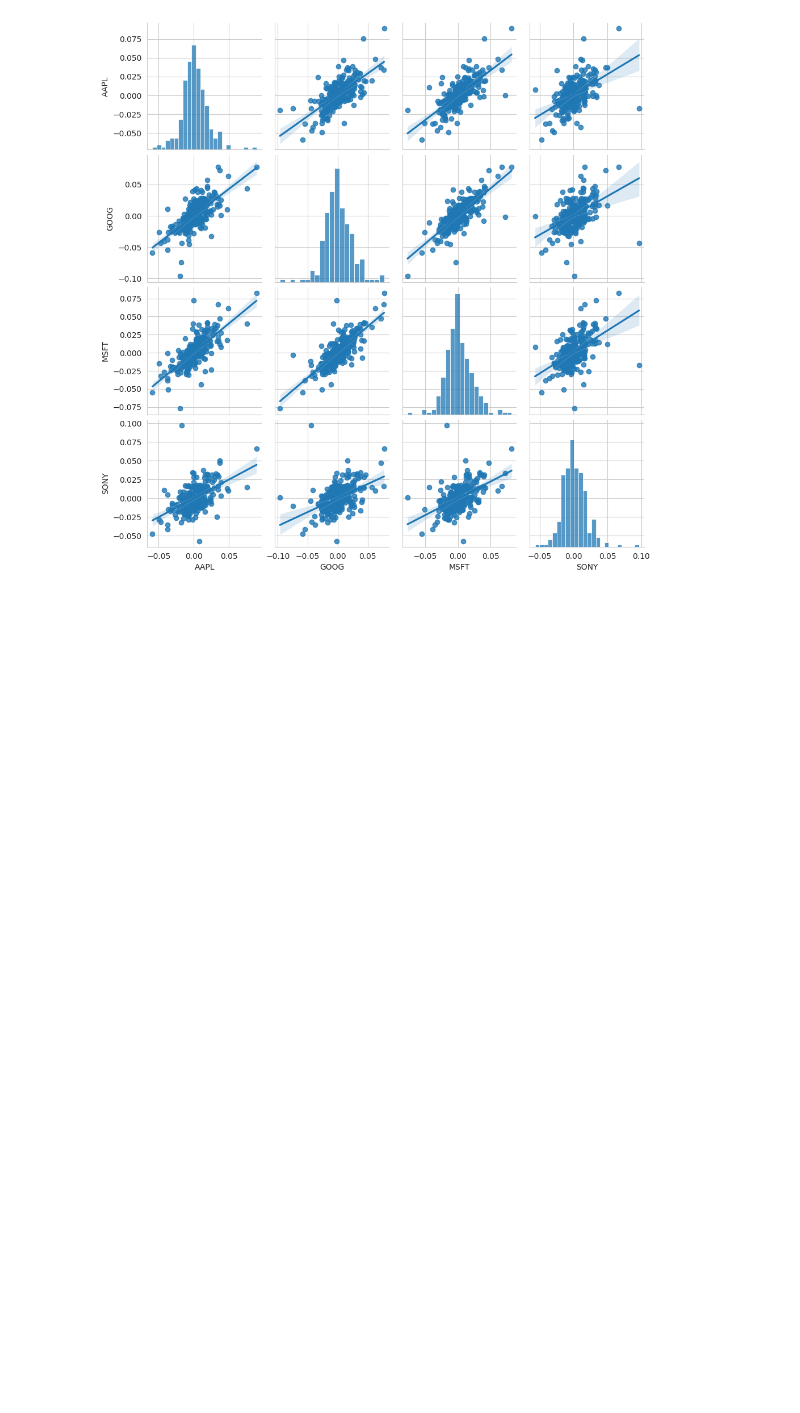
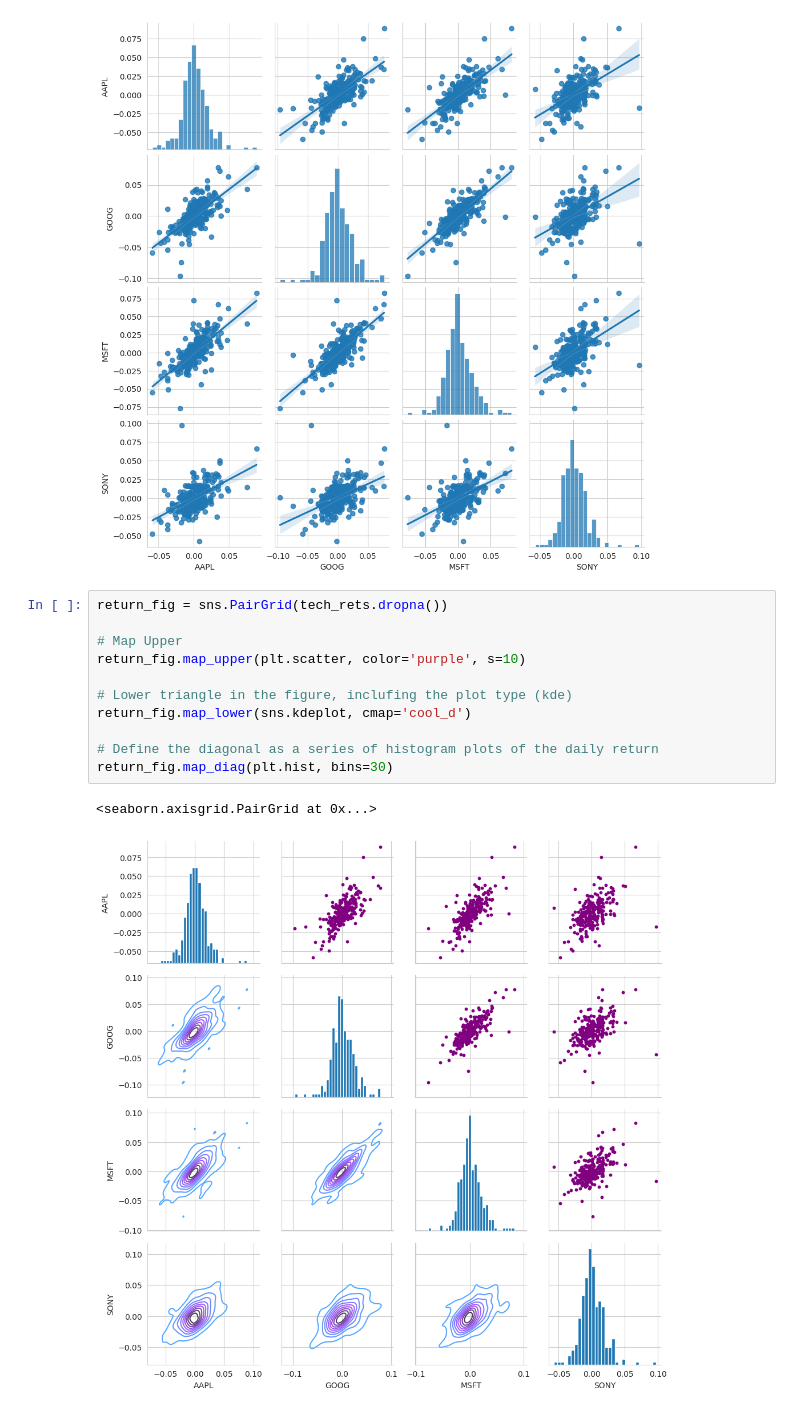
Before and after one commit to lukemc125/Stock-Market, a Jupyter notebook: StockMarket.ipynb, the cells around one changed output. Drawn from its saved outputs; the diff is of its cells as text; blank space fills up the shorter version.

```diff
--- a/StockMarket.ipynb
+++ b/StockMarket.ipynb
@@ -207,3 +210,17 @@ sns.pairplot(tech_rets, kind='reg')
 # %% [output]
 <seaborn.axisgrid.PairGrid at 0x...>
 [figure]
+# %%
+return_fig = sns.PairGrid(tech_rets.dropna())
+
+# Map Upper
+return_fig.map_upper(plt.scatter, color='purple', s=10)
+
+# Lower triangle in the figure, inclufing the plot type (kde)
+return_fig.map_lower(sns.kdeplot, cmap='cool_d')
+
+# Define the diagonal as a series of histogram plots of the daily return
+return_fig.map_diag(plt.hist, bins=30)
+# %% [output]
+<seaborn.axisgrid.PairGrid at 0x...>
+[figure, added]
```
Also changed, not shown: parts of 14 cells of this notebook.
